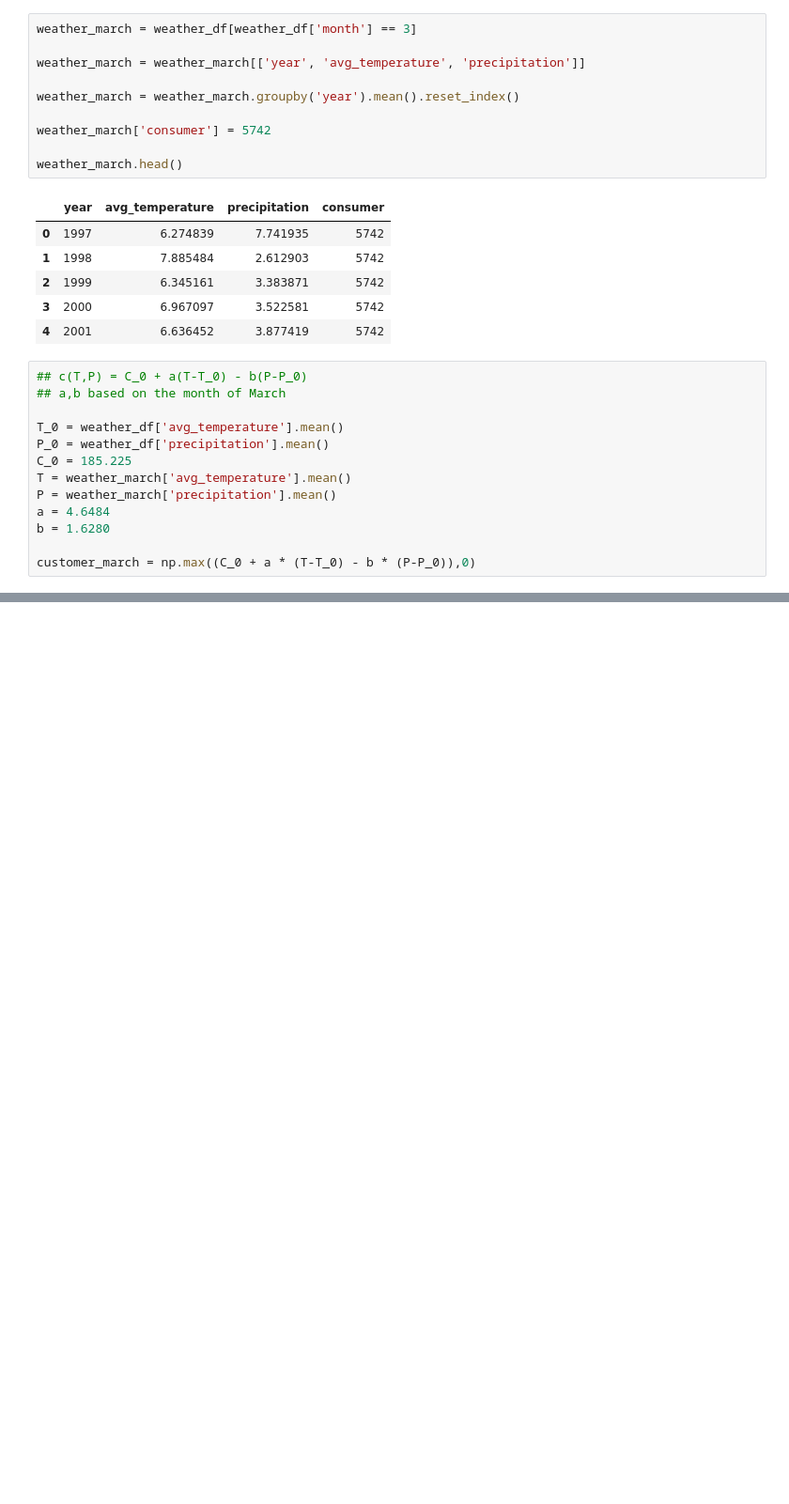
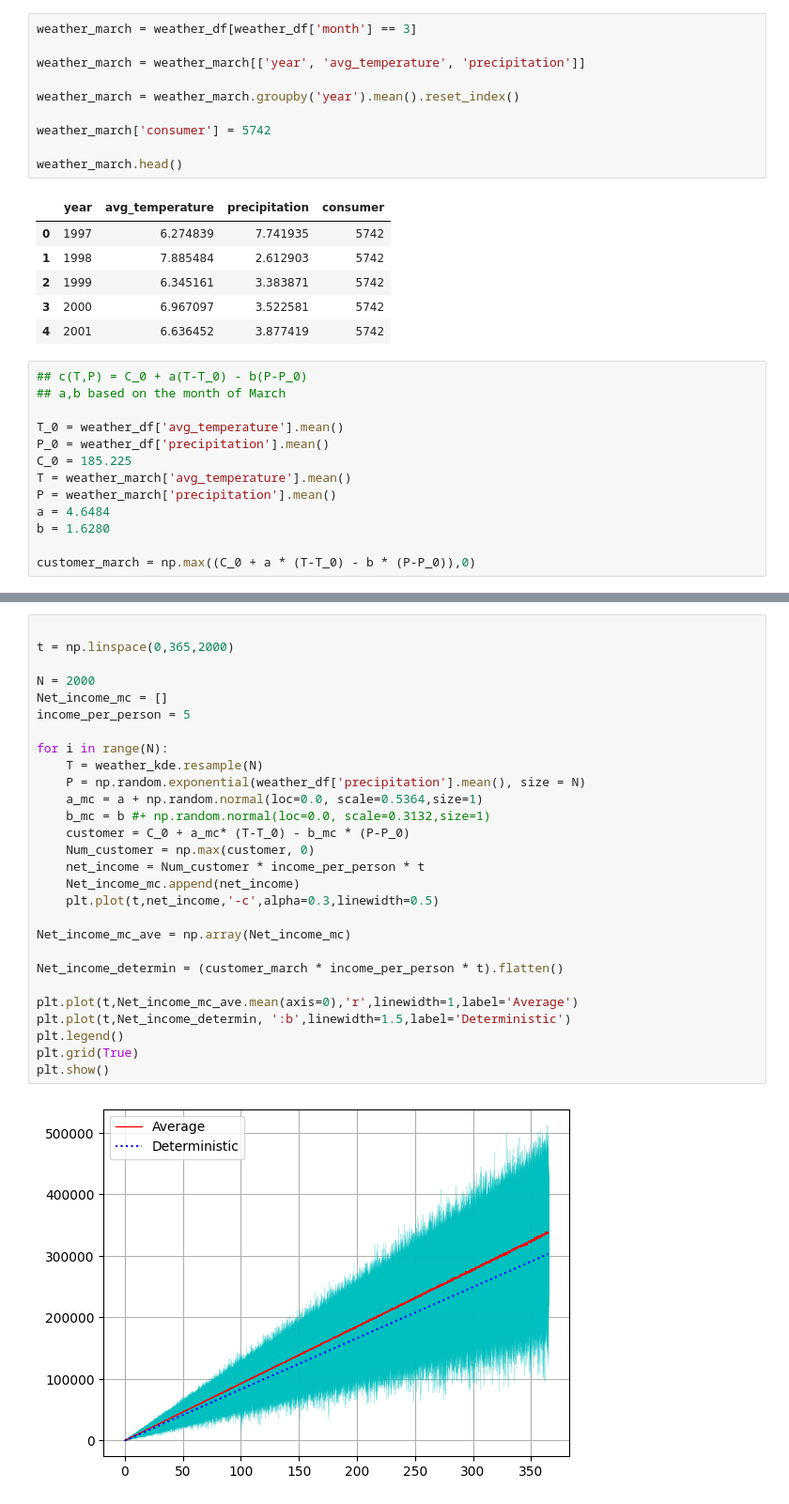
Before and after one commit to JustinTrenchcoat/MATH360_MA_2, a Jupyter notebook: model_ass2.ipynb, the cells around one changed output, grey strips where cells are left out. Shown at 94% size. Drawn from its saved outputs; the diff is of its cells as text; blank space fills up the shorter version.

```diff
--- a/model_ass2.ipynb
+++ b/model_ass2.ipynb
@@ -165,0 +196,30 @@ plt.show()
+# %%
+
+t = np.linspace(0,365,2000)
+
+N = 2000
+Net_income_mc = []
+income_per_person = 5
+
+for i in range(N):
+    T = weather_kde.resample(N)
+    P = np.random.exponential(weather_df['precipitation'].mean(), size = N)
+    a_mc = a + np.random.normal(loc=0.0, scale=0.5364,size=1)
+    b_mc = b #+ np.random.normal(loc=0.0, scale=0.3132,size=1)
+    customer = C_0 + a_mc* (T-T_0) - b_mc * (P-P_0)
+    Num_customer = np.max(customer, 0)
+    net_income = Num_customer * income_per_person * t
+    Net_income_mc.append(net_income)
+    plt.plot(t,net_income,'-c',alpha=0.3,linewidth=0.5)
+
+Net_income_mc_ave = np.array(Net_income_mc)
+
+Net_income_determin = (customer_march * income_per_person * t).flatten()
+
+plt.plot(t,Net_income_mc_ave.mean(axis=0),'r',linewidth=1,label='Average')
+plt.plot(t,Net_income_determin, ':b',linewidth=1.5,label='Deterministic')
+plt.legend()
+plt.grid(True)
+plt.show()
+# %% [output]
+[figure, added]
```
Also changed, not shown: parts of 4 cells of this notebook.
